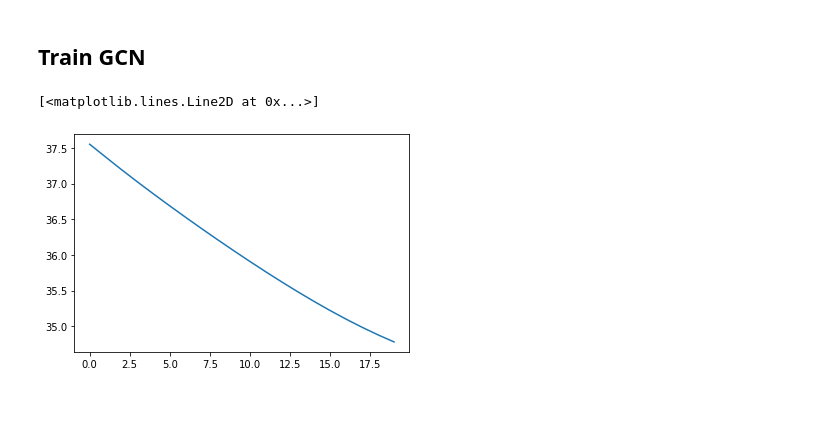
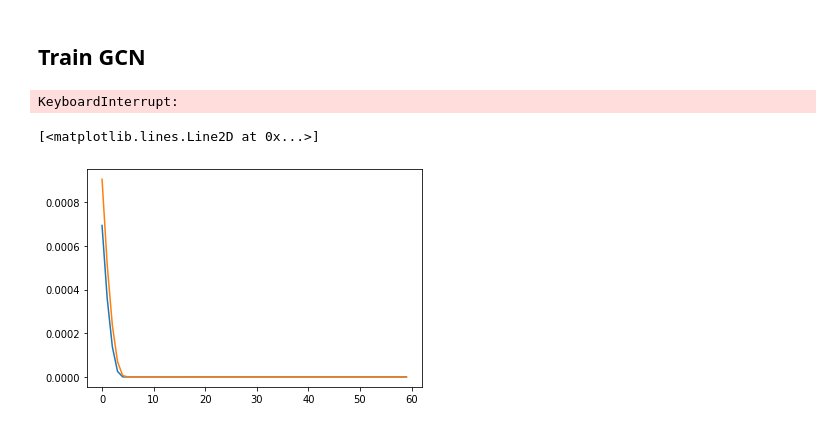
Before and after one commit to amansie/deep_learning_final_project, a Jupyter notebook: GCN_gene_inference_v2.ipynb, the cells around one changed output. Drawn from its saved outputs; the diff is of its cells as text; code cells hidden in the pictures.

```diff
--- a/GCN_gene_inference_v2.ipynb
+++ b/GCN_gene_inference_v2.ipynb
@@ -13,3 +13,15 @@ gene_edge = np.loadtxt('gene_edge.txt', dtype=str)
+# %%
+# load gene names
+#gene_name = np.loadtxt('gene_name.txt', dtype=str)     # Jiayu
+gene_name = np.concatenate(                            # Dylan
+    [np.loadtxt('{}gene labels/input_genes.txt'.format(HOME), dtype=str),
+    np.loadtxt('{}gene labels/output_genes-1.txt'.format(HOME), dtype=str)]
+)
+
+# gene_edge = np.loadtxt('genemania_edge.txt', dtype=str)   # Jiayu
+with open('genemania_edges.csv', newline='') as f:         # Dylan
+    reader = csv.reader(f)
+    gene_edge = list(reader)
 # %%
 # create mapping table from genes to nodes number
 node_map = {}
@@ -18,6 +30,6 @@ for i, j in enumerate(gene_name):
 # %%
 gene_set = set(["App", "Apoe", "Gusb","Lamp5","Mbp","Pvalb","S100b","Slc30a3","Snca","Mapt"])
 # %%
-edge_list = filterEdgeListByGene('Gusb', gene_edge, gene_set)
+edge_list = filterEdgeListByGene('Gusb', gene_edge, gene_set, node_map)
 edge_list = torch.tensor(edge_list, dtype=torch.long).t()
 edge_list.size()
@@ -24,11 +64,15 @@ edge_list.size()
 # %%
 # load training data
-train_loader = data_loader('input_train_cat.csv', gene='gusb', node_map=node_map,
-                           edge_list=edge_list, multiplier=1e-5)
+#train_loader = data_loader('input_train_cat.csv', gene='gusb', node_map=node_map,    # Jiayu
+#                           edge_list=edge_list, multiplier=1e-5)
+train_loader = data_loader('{}new_data/input_train.csv'.format(HOME), gene='Gusb', node_map=node_map,    # Dylan
+                           edge_list=edge_list, multiplier=1, cat='{}new_data/output_train-1.csv'.format(HOME))
 
 # load validation data
-validate_loader = data_loader('input_test_cat.csv', gene='gusb', node_map=node_map,
-                              edge_list=edge_list, multiplier=1e-5)
+#validate_loader = data_loader('input_test_cat.csv', gene='gusb', node_map=node_map,  # Jiayu
+#                              edge_list=edge_list, multiplier=1e-5)
+validate_loader = data_loader('{}new_data/input_test.csv'.format(HOME), gene='Gusb', node_map=node_map,  # Dylan
+                              edge_list=edge_list, multiplier=1, cat='{}new_data/output_test-1.csv'.format(HOME))
 # %%
 print(len(train_loader))
 print(len(validate_loader))
@@ -49,9 +93,9 @@ torch.Size([2, 488146])
 model = GCNInferenceNetwork().to(torch.device('cuda'))
 train_loss_lis = []
 validate_loss_lis = []
-train_batch_size = 32
-validate_batch_size = 32
-epochs = 20
+train_batch_size = 64
+validate_batch_size = 64
+epochs = 100
 
 for i in range(epochs):
 
@@ -64,9 +108,12 @@ for i in range(epochs):
     # print ('epochs: %d || train_losses: %f || train_mse: %f || val_loss: %f || val_mse: %f' \
           # %(i, train_loss, train_mse, val_loss, val_mse))
     # print ('epochs: %d || train_losses: %f' %(i, train_loss))
+# %% [output]
+KeyboardInterrupt:
 # %%
-ep = [i for i in range(20)]
-plt.plot(ep, validate_loss_lis)
+# ep = [i for i in range(20)]
+plt.plot(range(len(validate_loss_lis)), validate_loss_lis)
+plt.plot(range(len(train_loss_lis)), train_loss_lis)
 # %% [output]
 [<matplotlib.lines.Line2D at 0x...>]
-[figure, old version]
+[figure, new version]
```
Also changed, not shown: parts of 5 cells of this notebook.
